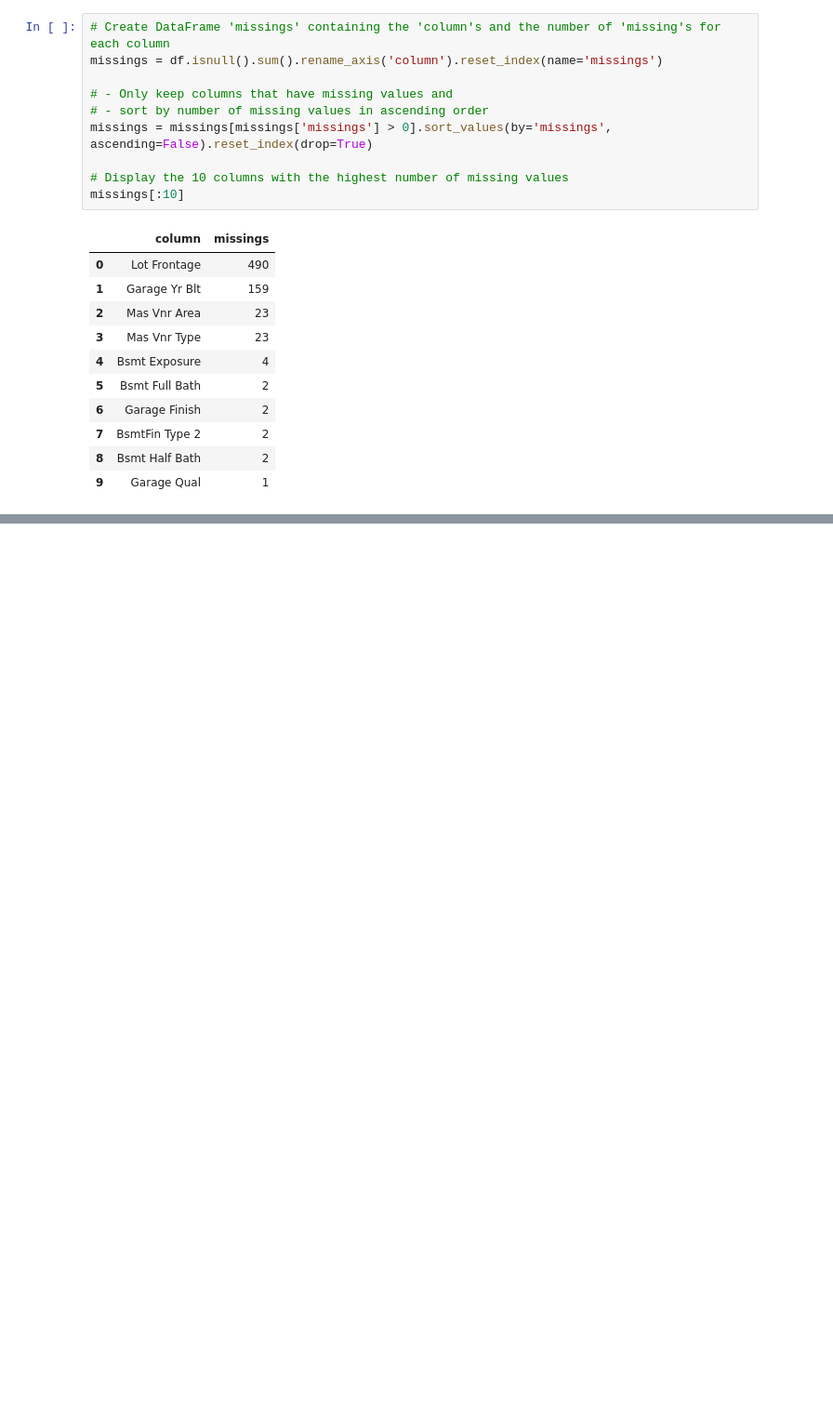
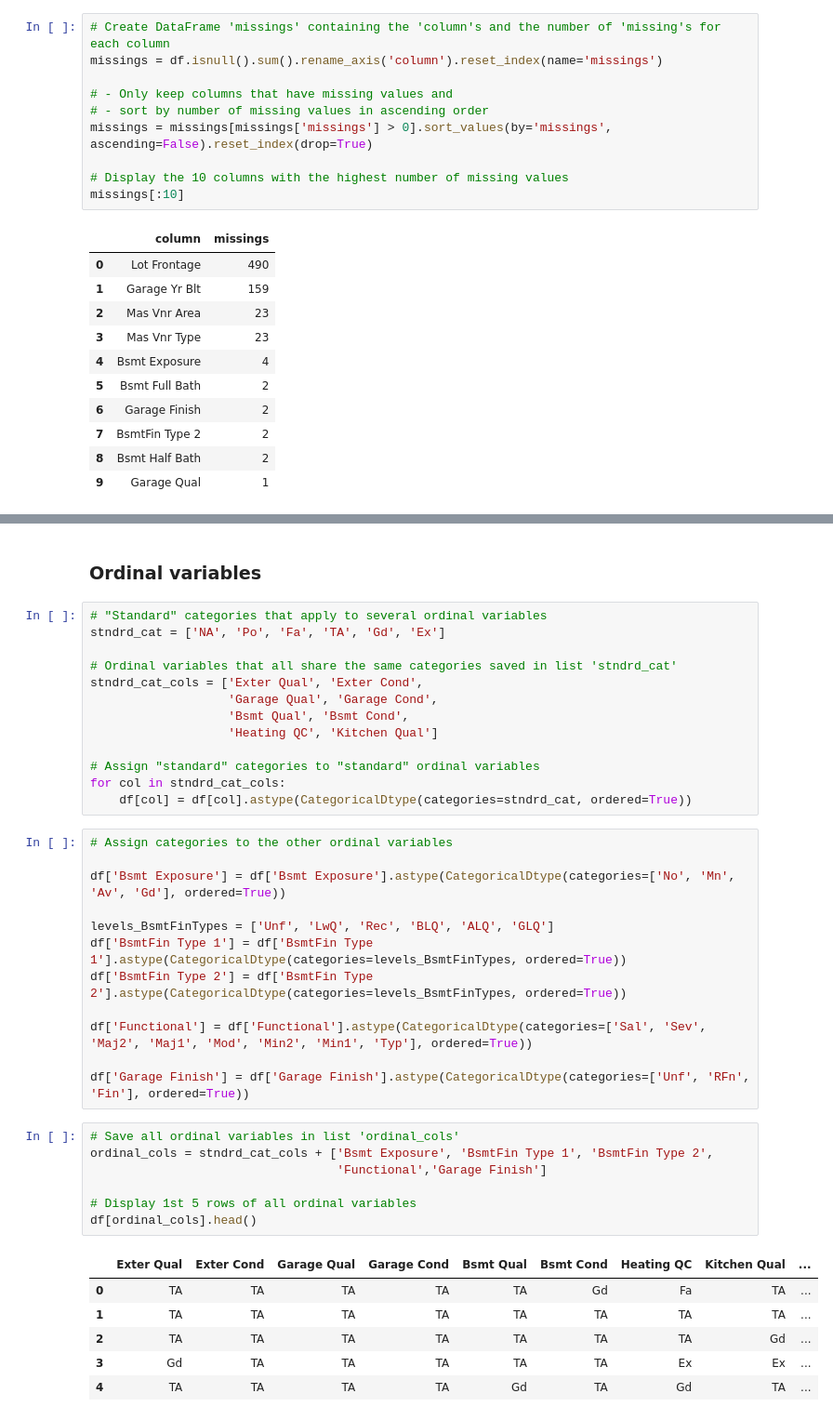
Before and after one commit to j-honnacker/data-viz-Python, a Jupyter notebook: ames.ipynb, the cells around one changed output, grey strips where cells are left out. Shown at 93% size. Drawn from its saved outputs; the diff is of its cells as text; blank space fills up the shorter version.

```diff
--- a/ames.ipynb
+++ b/ames.ipynb
@@ -95,0 +130,41 @@ for col in nominal_cols:
+# %% [markdown]
+### Ordinal variables
+# %%
+# "Standard" categories that apply to several ordinal variables
+stndrd_cat = ['NA', 'Po', 'Fa', 'TA', 'Gd', 'Ex']
+
+# Ordinal variables that all share the same categories saved in list 'stndrd_cat'
+stndrd_cat_cols = ['Exter Qual', 'Exter Cond',
+                   'Garage Qual', 'Garage Cond',
+                   'Bsmt Qual', 'Bsmt Cond',
+                   'Heating QC', 'Kitchen Qual']
+
+# Assign "standard" categories to "standard" ordinal variables
+for col in stndrd_cat_cols:
+    df[col] = df[col].astype(CategoricalDtype(categories=stndrd_cat, ordered=True))
+# %%
+# Assign categories to the other ordinal variables
+
+df['Bsmt Exposure'] = df['Bsmt Exposure'].astype(CategoricalDtype(categories=['No', 'Mn', 'Av', 'Gd'], ordered=True))
+
+levels_BsmtFinTypes = ['Unf', 'LwQ', 'Rec', 'BLQ', 'ALQ', 'GLQ']
+df['BsmtFin Type 1'] = df['BsmtFin Type 1'].astype(CategoricalDtype(categories=levels_BsmtFinTypes, ordered=True))
+df['BsmtFin Type 2'] = df['BsmtFin Type 2'].astype(CategoricalDtype(categories=levels_BsmtFinTypes, ordered=True))
+
+df['Functional'] = df['Functional'].astype(CategoricalDtype(categories=['Sal', 'Sev', 'Maj2', 'Maj1', 'Mod', 'Min2', 'Min1', 'Typ'], ordered=True))
+
+df['Garage Finish'] = df['Garage Finish'].astype(CategoricalDtype(categories=['Unf', 'RFn', 'Fin'], ordered=True))
+# %%
+# Save all ordinal variables in list 'ordinal_cols'
+ordinal_cols = stndrd_cat_cols + ['Bsmt Exposure', 'BsmtFin Type 1', 'BsmtFin Type 2',
+                                  'Functional','Garage Finish']
+
+# Display 1st 5 rows of all ordinal variables
+df[ordinal_cols].head()
+# %% [output]
+|  | Exter Qual | Exter Cond | Garage Qual | Garage Cond | Bsmt Qual | Bsmt Cond | Heating QC | Kitchen Qual | ... |
+| 0 | TA | TA | TA | TA | TA | Gd | Fa | TA | ... |
+| 1 | TA | TA | TA | TA | TA | TA | TA | TA | ... |
+| 2 | TA | TA | TA | TA | TA | TA | TA | Gd | ... |
+| 3 | Gd | TA | TA | TA | TA | TA | Ex | Ex | ... |
+| 4 | TA | TA | TA | TA | Gd | TA | Gd | TA | ... |
```
Also changed, not shown: parts of 10 cells of this notebook.
